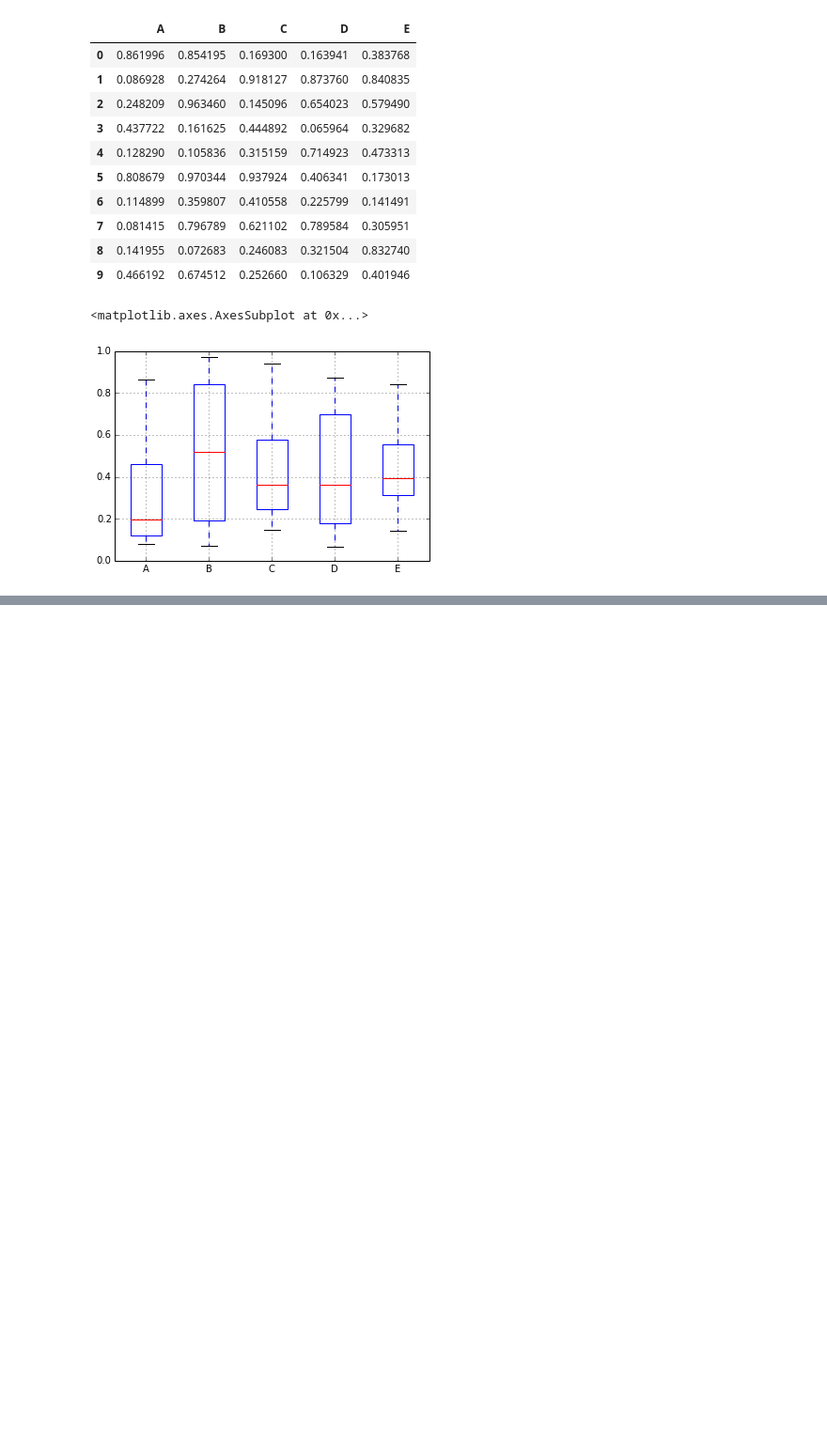
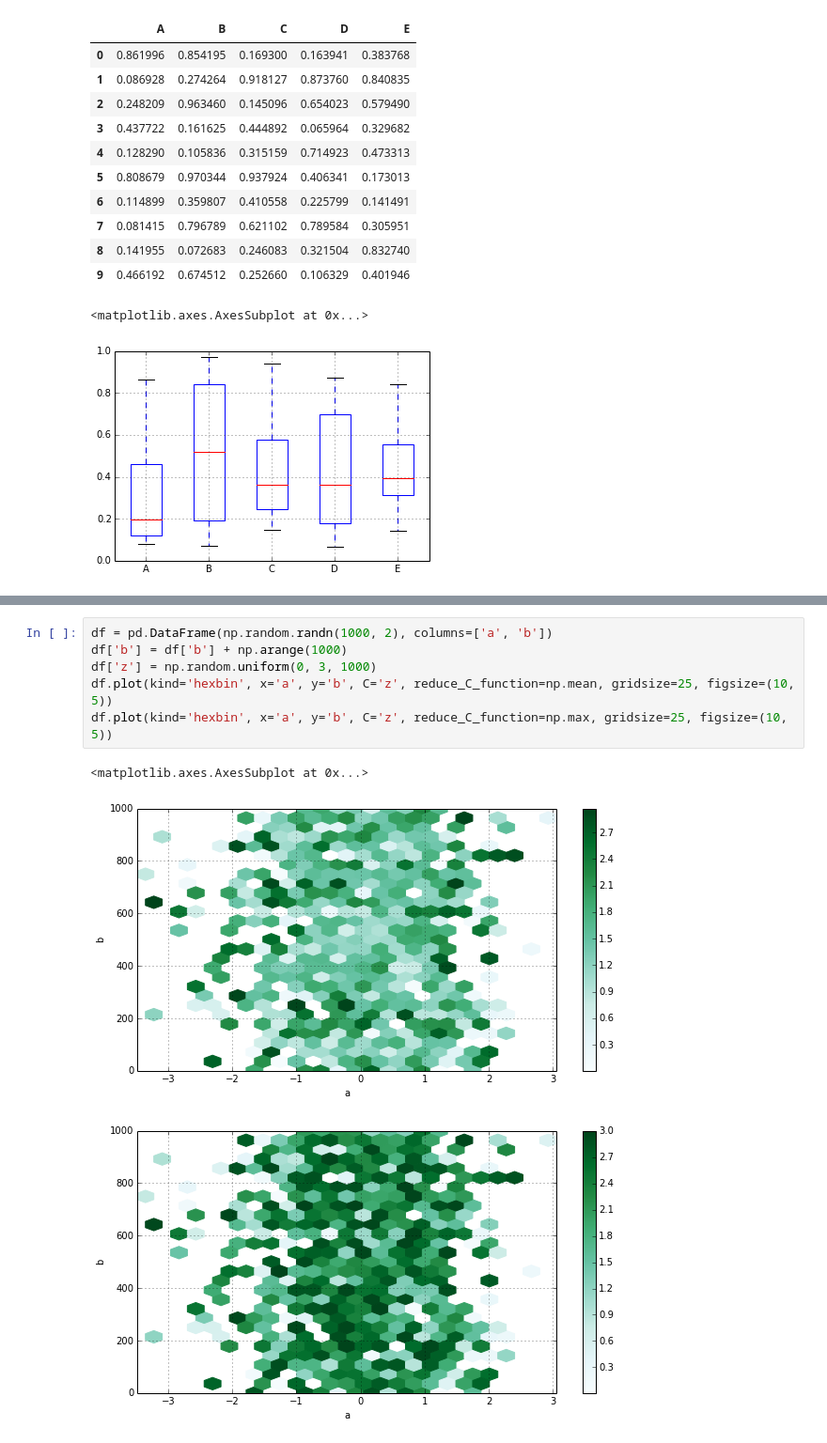
Before and after one commit to CooperLuan/devops.notes, a Jupyter notebook: pandas/Pandas-13-Plotting.ipynb, the cells around one changed output, grey strips where cells are left out. Shown: that part at 94% size. Saved outputs shown, nothing was run; the diff lists cells and outputs as text; blank space fills up the shorter version.

```diff
--- a/pandas/Pandas-13-Plotting.ipynb
+++ b/pandas/Pandas-13-Plotting.ipynb
@@ -76,0 +119,10 @@ df.plot(kind='box')
+# %%
+df = pd.DataFrame(np.random.randn(1000, 2), columns=['a', 'b'])
+df['b'] = df['b'] + np.arange(1000)
+df['z'] = np.random.uniform(0, 3, 1000)
+df.plot(kind='hexbin', x='a', y='b', C='z', reduce_C_function=np.mean, gridsize=25, figsize=(10, 5))
+df.plot(kind='hexbin', x='a', y='b', C='z', reduce_C_function=np.max, gridsize=25, figsize=(10, 5))
+# %% [output]
+<matplotlib.axes.AxesSubplot at 0x...>
+[figure, added]
+[figure, added]
```
Also changed, not shown: parts of 8 cells of this notebook, 3 other files.
